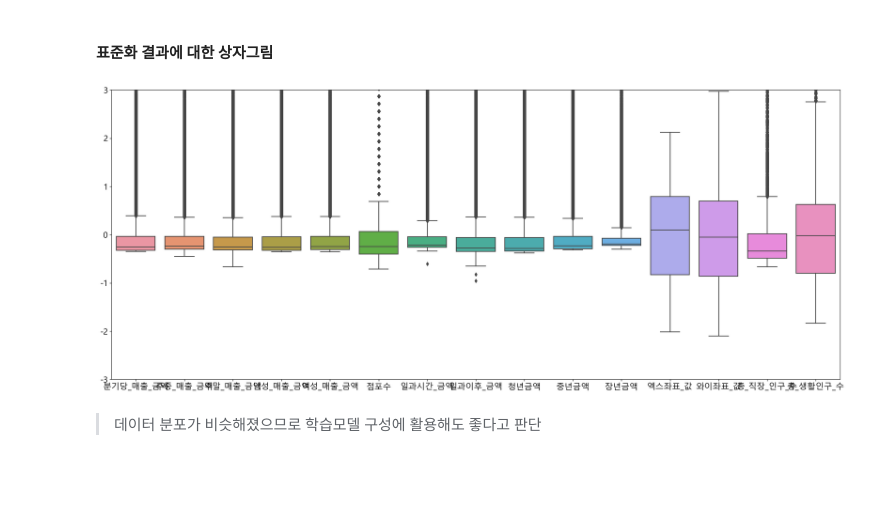
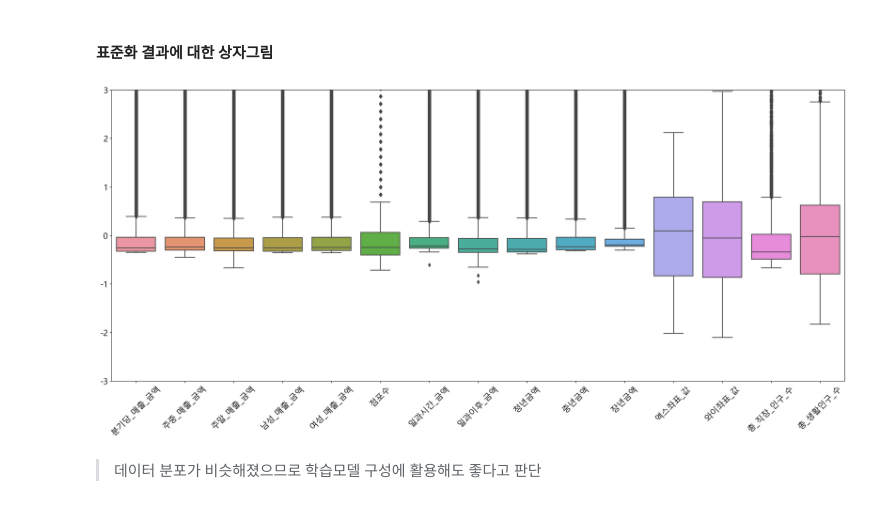
Before and after one commit to Jeeunun/Data_analysis_education_Closed, a Jupyter notebook: data_analysis/번외편/CDA.ipynb, the cells around one changed output. Cells and saved outputs as stored; diff of their text form; code cells hidden in the pictures; blank space fills up the shorter version.

```diff
--- a/data_analysis/번외편/CDA.ipynb
+++ b/data_analysis/번외편/CDA.ipynb
@@ -257,11 +311,12 @@ std_ndf.head()
 # %%
 plt.figure(figsize=(25,10))
 sb.boxplot(std_ndf)
+plt.xticks(rotation=45)
 plt.ylim(-3,3)
 plt.show()
 plt.close()
 # %% [output]
-[figure, old version]
+[figure, new version]
 # %% [markdown]
 > 데이터 분포가 비슷해졌으므로 학습모델 구성에 활용해도 좋다고 판단
 # %% [markdown]
```
Also changed, not shown: parts of 20 cells of this notebook, 7 other files.
